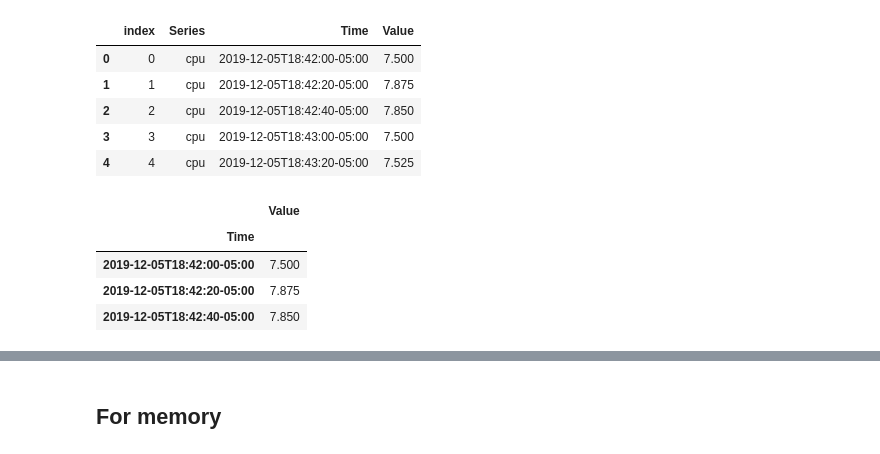
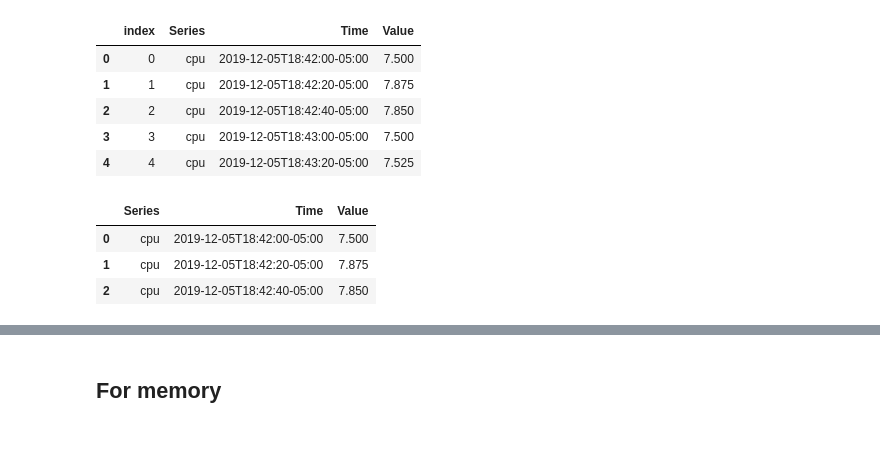
Before and after one commit to lucaspar/bingo, a Jupyter notebook: vis/result_vis.ipynb, the cells around one changed output, grey strips where cells are left out. Drawn from its saved outputs; the diff is of its cells as text; code cells hidden in the pictures.

```diff
--- a/vis/result_vis.ipynb
+++ b/vis/result_vis.ipynb
@@ -37,11 +37,12 @@ cpu_pd_raw.reset_index().head(5)
 # %%
 # Drop the null and NAN
 cpu_pd = cpu_pd_raw[np.isfinite(cpu_pd_raw['Value'])]
-cpu_pd.set_index('Time', inplace = True)
-cpu_pd.drop(columns=['Series']).head(3)
+# cpu_pd.set_index('Time', inplace = True)
+# cpu_pd.drop(columns=['Series']).head(3)
-# %% [output]
-|  | Value |
-| Time |  |
-| 2019-12-05T18:42:00-05:00 | 7.500 |
-| 2019-12-05T18:42:20-05:00 | 7.875 |
-| 2019-12-05T18:42:40-05:00 | 7.850 |
+# %%
+cpu_pd.head(3)
+# %% [output]
+|  | Series | Time | Value |
+| 0 | cpu | 2019-12-05T18:42:00-05:00 | 7.500 |
+| 1 | cpu | 2019-12-05T18:42:20-05:00 | 7.875 |
+| 2 | cpu | 2019-12-05T18:42:40-05:00 | 7.850 |
```
Also changed, not shown: parts of 13 cells of this notebook, 2 other files.
